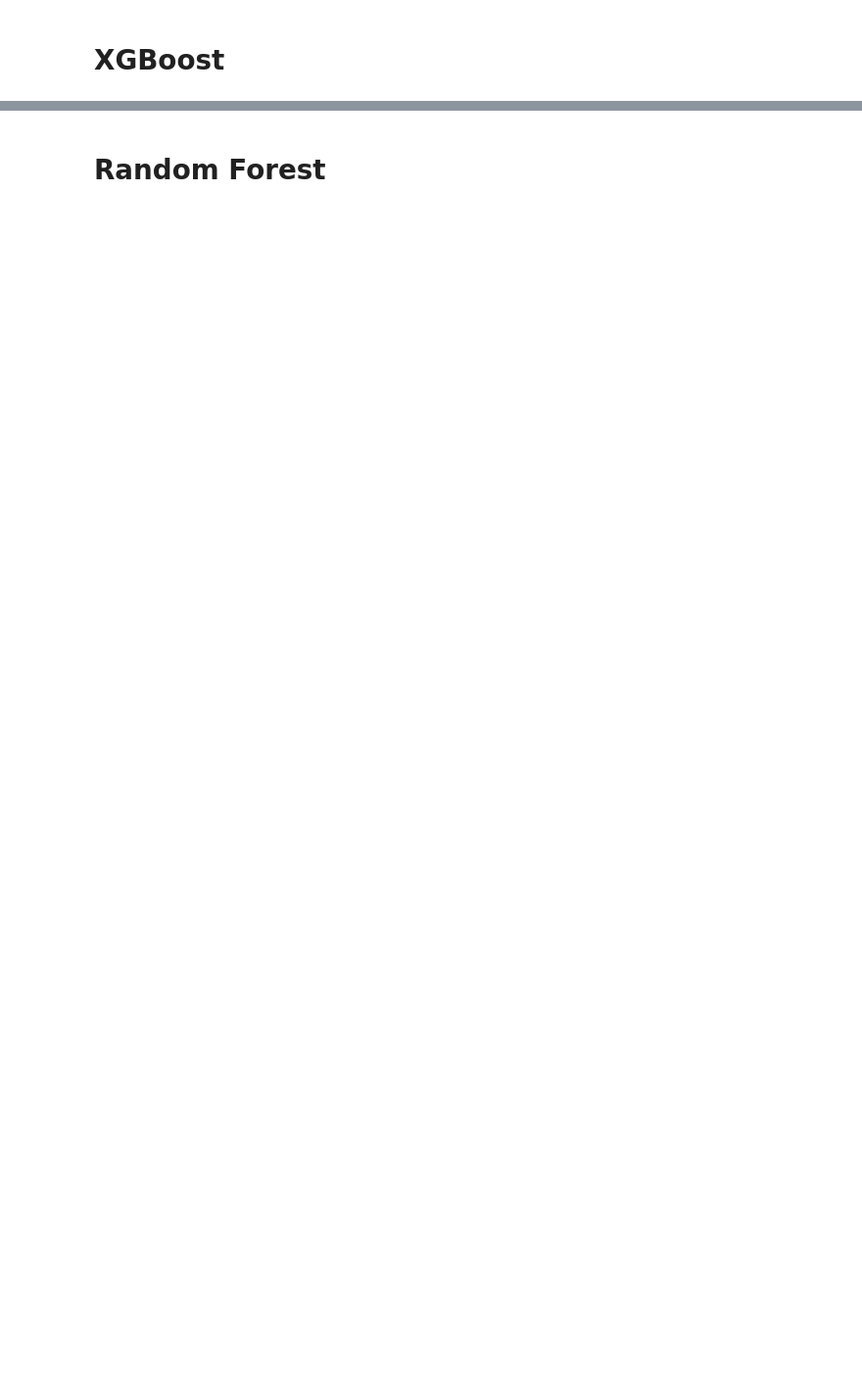
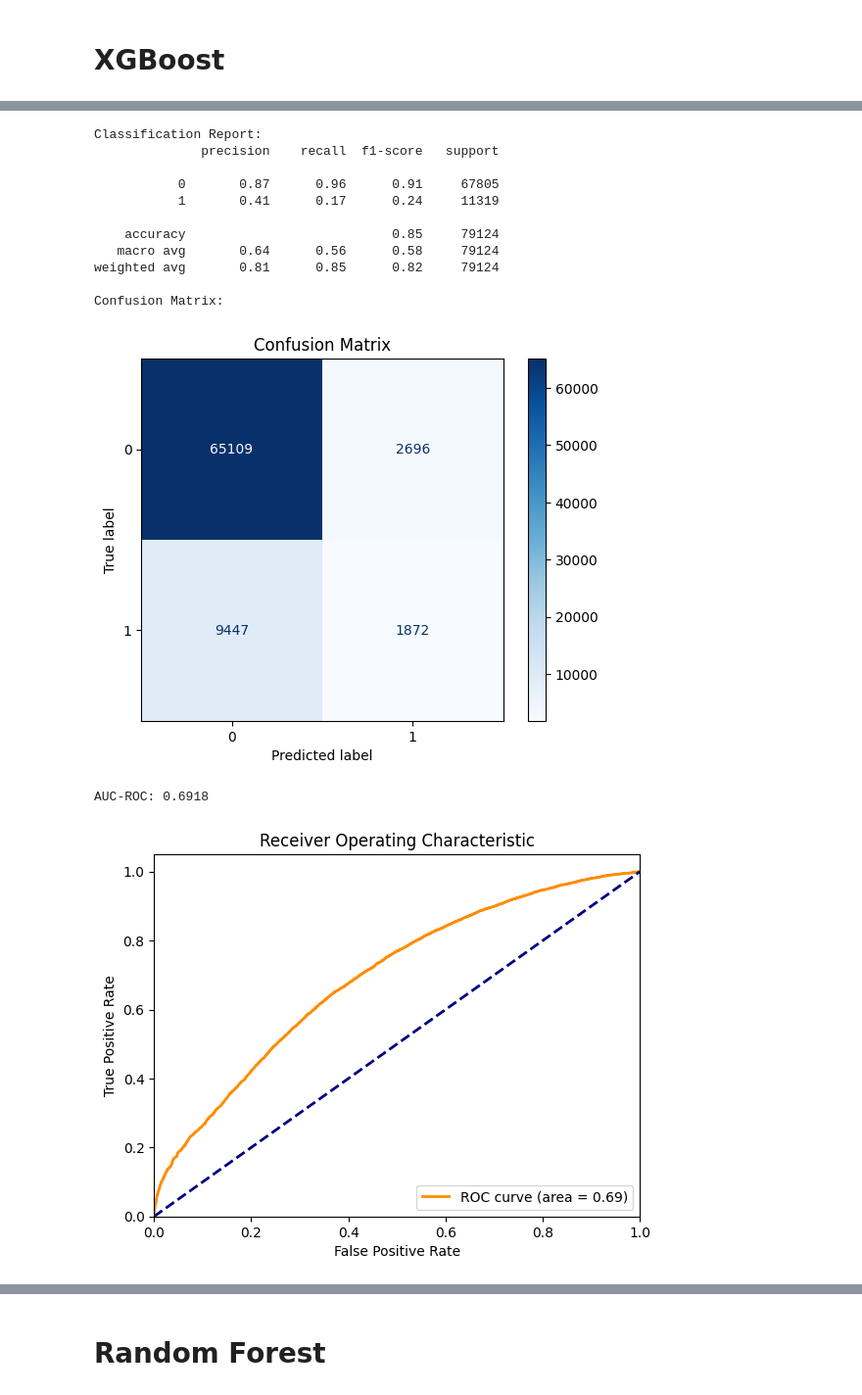
Before and after one commit to hiimss/Fake-Reviews-Detection, a Jupyter notebook: ShanShan_notebooks/data_modeling_and_evaluation.ipynb, the cells around one changed output, grey strips where cells are left out. Shown at 98% size. Saved outputs shown, nothing was run; the diff lists cells and outputs as text; code cells hidden in the pictures; blank space fills up the shorter version.

```diff
--- a/ShanShan_notebooks/data_modeling_and_evaluation.ipynb
+++ b/ShanShan_notebooks/data_modeling_and_evaluation.ipynb
@@ -459,0 +439,3 @@ def run_with_tuning(models, param_grids):
+# %%
+# Train and evaluate the model
+train_and_evaluate_model(gbc_model, X_train_scaled, y_train_merged, X_test_scaled, y_test_merged)
@@ -459,0 +444,3 @@ def run_with_tuning(models, param_grids):
+# %%
+# Perform hyperparameter tuning
+gbc_best_model = hyperparameter_tuning(gbc_model, gbc_param_distributions, X_train_scaled, y_train_merged, n_iter, cv, scoring, random_state)
@@ -460,2 +449,5 @@ def run_with_tuning(models, param_grids):
+# %%
+# Train and evaluate the model
+train_and_evaluate_model(gbc_best_model, X_train_scaled, y_train_merged, X_test_scaled, y_test_merged)
 # %% [markdown]
 # XGBoost
@@ -461,0 +456,37 @@ def run_with_tuning(models, param_grids):
+# %%
+# Define the initial model configuration
+xgb_model_config = {
+    'n_estimators': 400,
+    'max_depth': None,
+    'eval_metric': 'logloss',
+    'random_state': 42,
+}
+
+xgb_model = XGBClassifier(**xgb_model_config)
+
+
+xgb_param_distributions = {
+    'n_estimators': [50, 100, 200],
+    'learning_rate': [0.01, 0.1, 0.2],
+    'max_depth': [3, 4, 5],
+    'subsample': [0.6, 0.8, 1.0],
+    'colsample_bytree': [0.6, 0.8, 1.0]
+}
+# %%
+# Train and evaluate the model
+train_and_evaluate_model(xgb_model, X_train_scaled, y_train_merged, X_test_scaled, y_test_merged)
+# %% [output]
+Classification Report:
+              precision    recall  f1-score   support
+
+           0       0.87      0.96      0.91     67805
+           1       0.41      0.17      0.24     11319
+
+    accuracy                           0.85     79124
+   macro avg       0.64      0.56      0.58     79124
+weighted avg       0.81      0.85      0.82     79124
+
+Confusion Matrix:
+[figure, added]
+AUC-ROC: 0.6918
+[figure, added]
```
Also changed, not shown: parts of 52 cells of this notebook, 3 other files.
